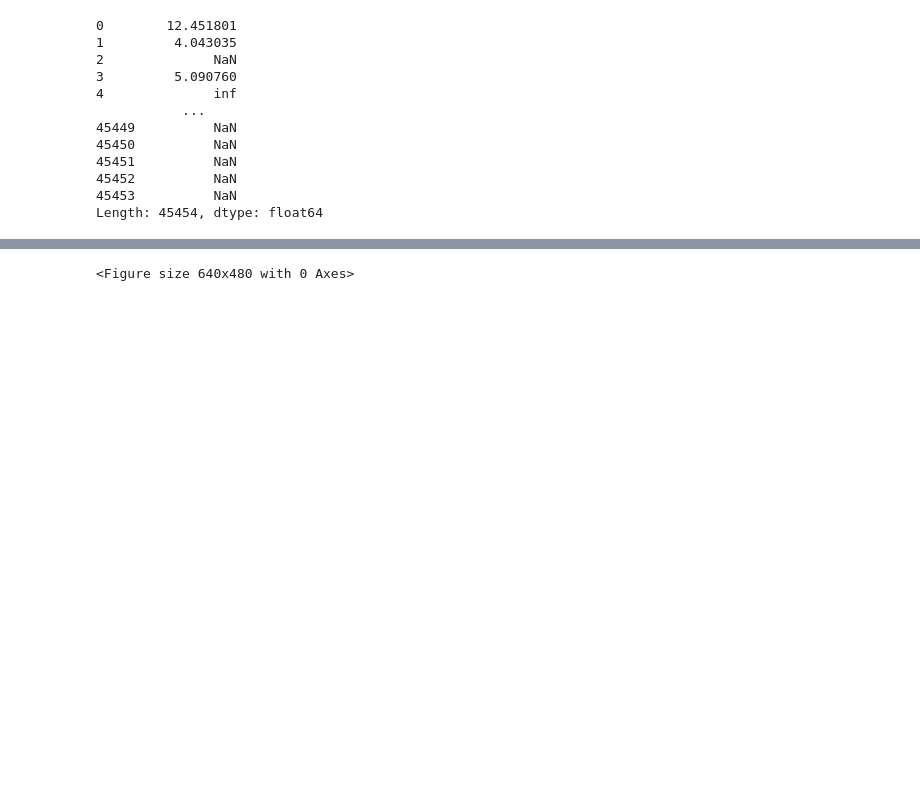
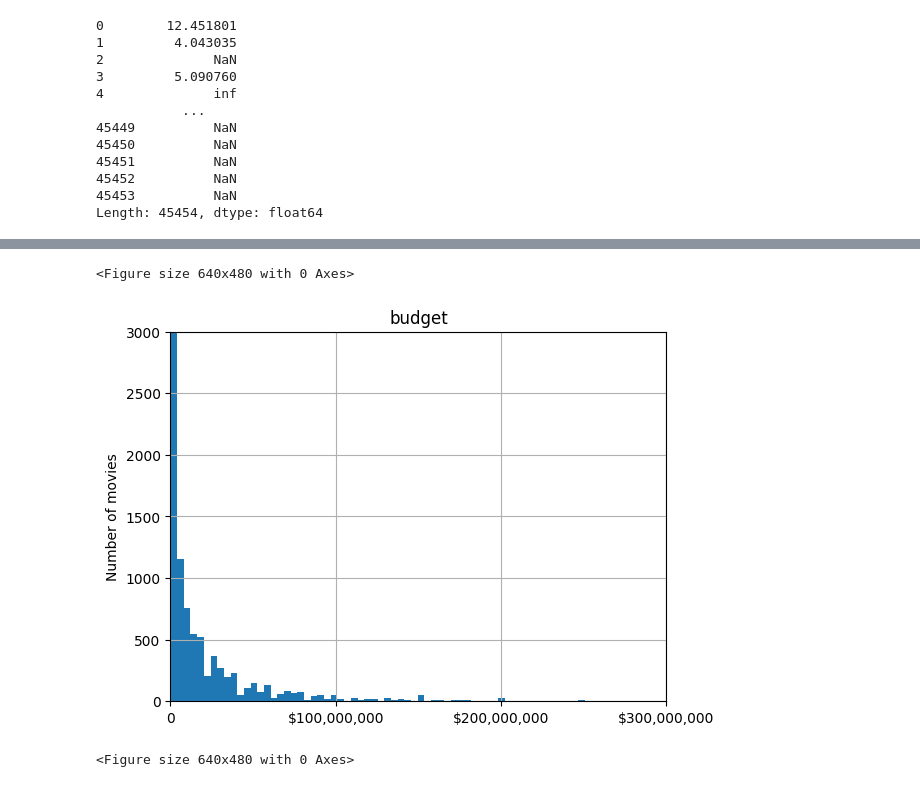
Before and after one commit to zhrvdt77/DSPS_ZVahdat, a Jupyter notebook: HW2/movies_exploratory_Zahra.ipynb, the cells around one changed output, grey strips where cells are left out. Cells and saved outputs as stored; diff of their text form; code cells hidden in the pictures; blank space fills up the shorter version.

```diff
--- a/HW2/movies_exploratory_Zahra.ipynb
+++ b/HW2/movies_exploratory_Zahra.ipynb
@@ -362,3 +377,13 @@ Length: 45454, dtype: float64
+# %%
+fig = plt.figure()
+movies[movies.budget>0].hist('budget', bins=int(np.sqrt(len(movies[movies.budget>0]))));
+plt.xticks([0,1e8,2e8,3e8], labels=["0", "$100,000,000", "$200,000,000", "$300,000,000"]);
+plt.ylabel("Number of movies");
+plt.xlim([0,300000000])
+plt.ylim(0,3000); # I had to cut the y range to see this
+# %% [output]
+<Figure size 640x480 with 0 Axes>
+[figure, added]
 # %%
 fig = plt.figure()
 movies[movies.budget > 0].hist('budget', bins=int(np.sqrt((movies.budget > 0).sum())));
```
Also changed, not shown: parts of 30 cells of this notebook.
